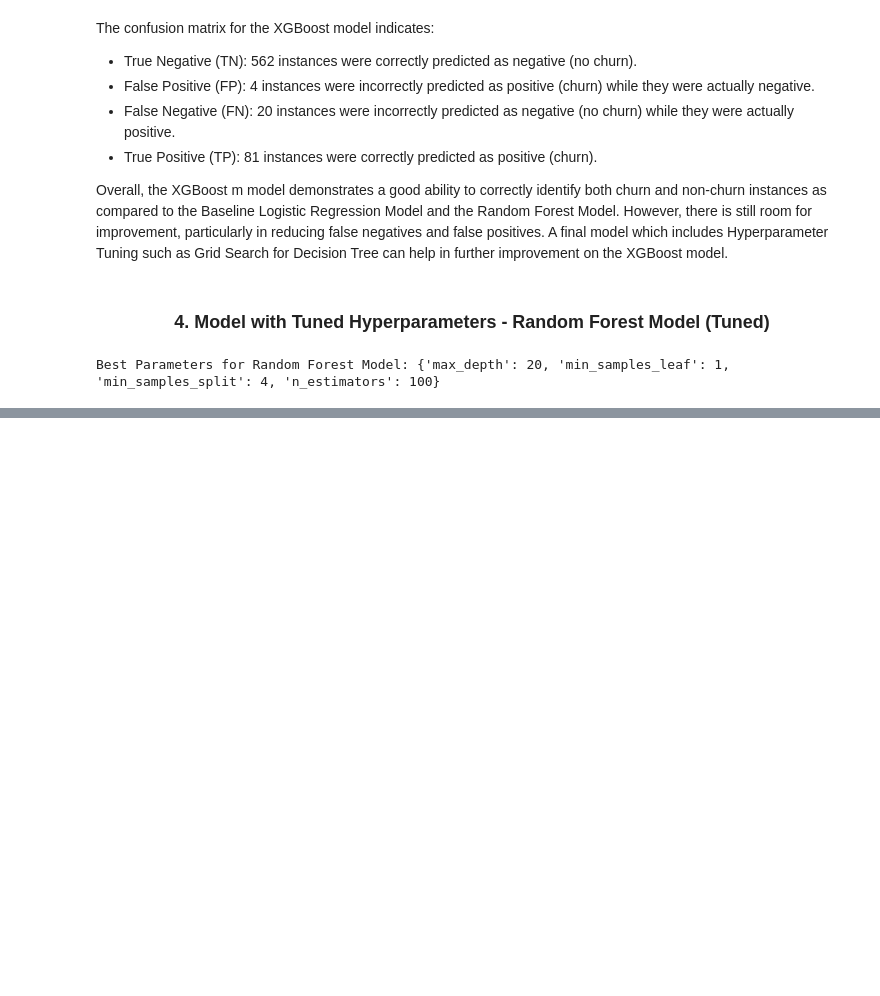
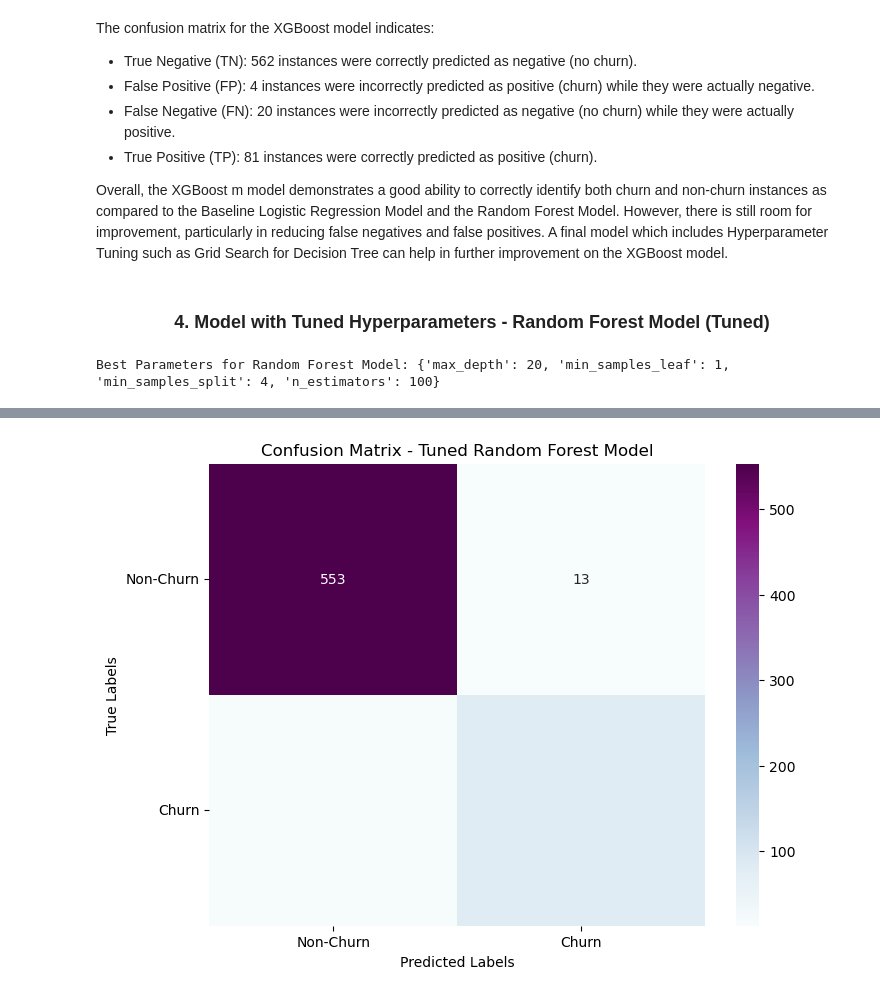
Before and after one commit to CKGaithuma/SyriaTel-Customer-Churn-ML-PROJECT, a Jupyter notebook: SyriaTel_Customer_Churn_EDA.ipynb, the cells around one changed output, grey strips where cells are left out. Cells and saved outputs as stored; diff of their text form; code cells hidden in the pictures; blank space fills up the shorter version.

```diff
--- a/SyriaTel_Customer_Churn_EDA.ipynb
+++ b/SyriaTel_Customer_Churn_EDA.ipynb
@@ -569,3 +559,20 @@ best_params = random_search.best_params_
 print("Best Parameters for Random Forest Model:", best_params)
 # %% [output]
 Best Parameters for Random Forest Model: {'max_depth': 20, 'min_samples_leaf': 1, 'min_samples_split': 4, 'n_estimators': 100}
+# %%
+# Get the best estimator from the random search
+best_rf_model = random_search.best_estimator_
+
+# Predict using the best model
+y_pred = best_rf_model.predict(X_test)
+
+# Evaluate model performance
+accuracy_rf, precision_rf, recall_rf, f1_rf, roc_auc_rf, confusion_mat_rf = evaluate_model(best_rf_model, X_test, y_test)
+
+
+# Print performance metrics
+print("Performance Metrics of Tuned Random Forest Model Using Randomized Search:")
+print("Accuracy:", accuracy_rf)
+print("Precision:", precision_rf)
+print("Recall:", recall_rf)
+print("F1 Score:", f1_rf)
@@ -571,0 +592,13 @@ Best Parameters for Random Forest Model: {'max_depth': 20, 'min_samples_leaf': 1
+# %%
+# Plotting the confusion matrix for the Tuned Random Forest Model
+plt.figure(figsize=(8, 6))
+sns.heatmap(confusion_mat_rf, annot=True, cmap='BuPu', fmt='d')
+plt.title('Confusion Matrix - Tuned Random Forest Model')
+plt.xlabel('Predicted Labels')
+plt.ylabel('True Labels')
+plt.xticks(ticks=[0.5, 1.5], labels=['Non-Churn', 'Churn'])
+plt.yticks(ticks=[0.5, 1.5], labels=['Non-Churn', 'Churn'], rotation=0)
+
+plt.show()
+# %% [output]
+[figure, added]
```
Also changed, not shown: parts of 14 cells of this notebook.
